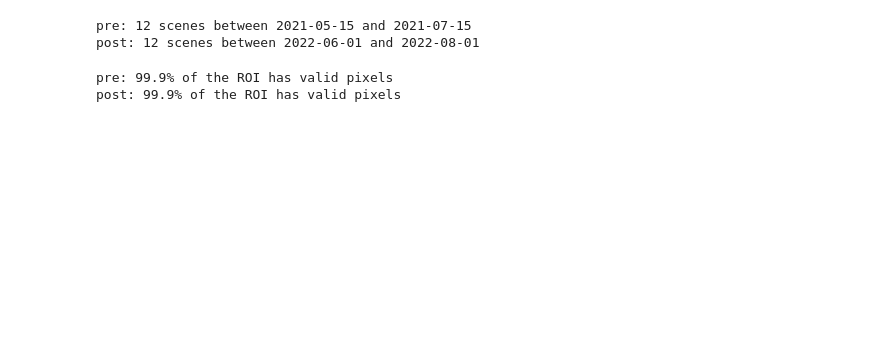
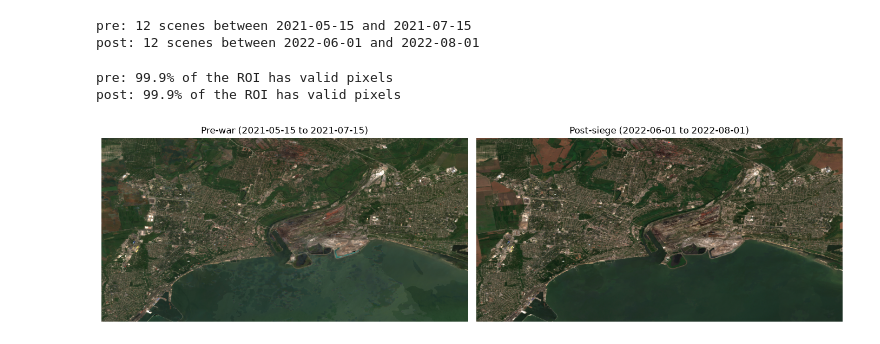
Before and after one commit to eeshapenkey3-cpu/damage-control-thesis, a Jupyter notebook: notebooks/02_config_&_cloud_mask.ipynb, the cells around one changed output. Cells and saved outputs as stored; diff of their text form; code cells hidden in the pictures; blank space fills up the shorter version.

```diff
--- a/notebooks/02_config_&_cloud_mask.ipynb
+++ b/notebooks/02_config_&_cloud_mask.ipynb
@@ -95,3 +102,27 @@ for name, img in {"pre": pre, "post": post}.items():
 # %% [output]
 pre: 99.9% of the ROI has valid pixels
 post: 99.9% of the ROI has valid pixels
+# %%
+import io, requests
+import matplotlib.pyplot as plt
+from PIL import Image as PILImage
+
+vis = {"bands": ["B4", "B3", "B2"], "min": 0, "max": 3000}
+thumb = {"region": ROI, "dimensions": 900, "format": "png"}
+
+def to_rgb(img):
+    url = img.unmask(0).getThumbURL({**vis, **thumb})   # gaps shown black
+    return PILImage.open(io.BytesIO(requests.get(url).content)).convert("RGB")
+
+pre_rgb, post_rgb = to_rgb(pre), to_rgb(post)
+
+fig, axes = plt.subplots(1, 2, figsize=(14, 6))
+axes[0].imshow(pre_rgb);  axes[0].set_title(f"Pre-war ({PRE_START} to {PRE_END})")
+axes[1].imshow(post_rgb); axes[1].set_title(f"Post-siege ({POST_START} to {POST_END})")
+for ax in axes:
+    ax.axis("off")
+plt.tight_layout()
+plt.savefig("pre_post_rgb.png", dpi=150)
+plt.show()
+# %% [output]
+[figure, added]
```
Also changed, not shown: parts of 1 cell of this notebook.
